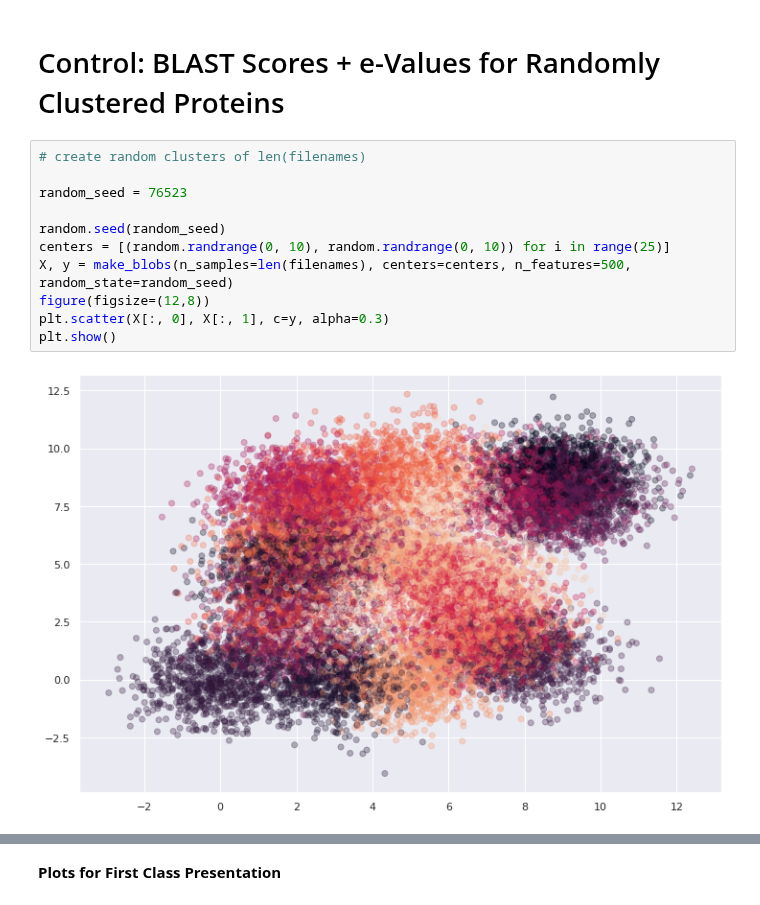
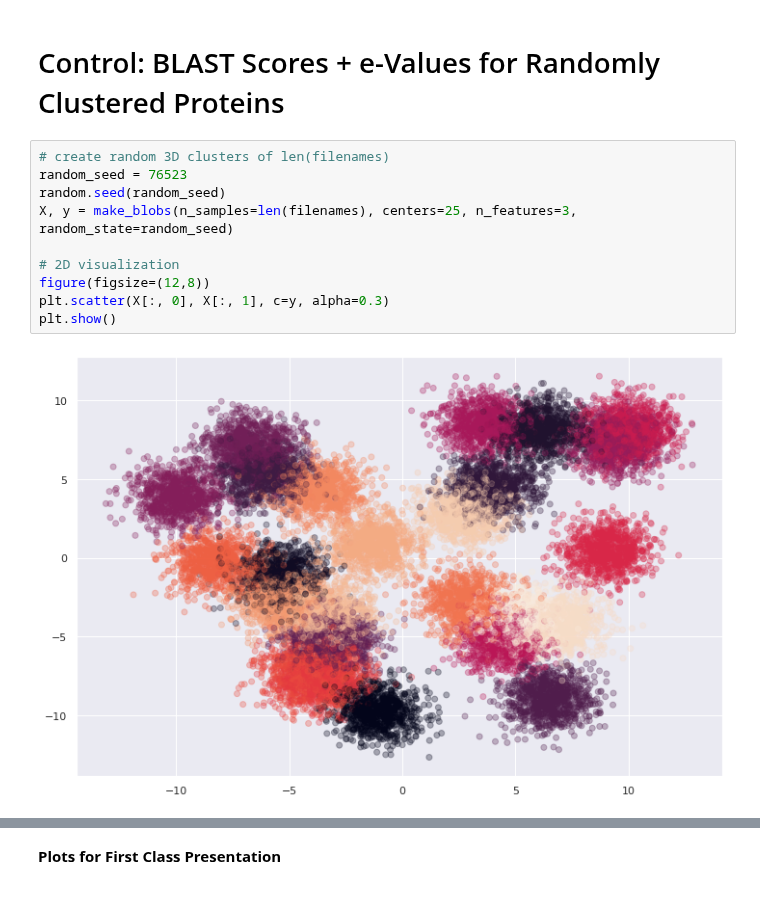
Before and after one commit to dptrsa-300/pss, a Jupyter notebook: embeddings_random.ipynb, the cells around one changed output, grey strips where cells are left out. Drawn from its saved outputs; the diff is of its cells as text.

```diff
--- a/embeddings_random.ipynb
+++ b/embeddings_random.ipynb
@@ -67,15 +68,14 @@ Indexed 23391 files.
 # %% [markdown]
 # Control: BLAST Scores + e-Values for Randomly Clustered Proteins
 # %%
-# create random clusters of len(filenames)
+# create random 3D clusters of len(filenames)
+random_seed = 76523
+random.seed(random_seed)
+X, y = make_blobs(n_samples=len(filenames), centers=25, n_features=3, random_state=random_seed)
 
-random_seed = 76523
-
-random.seed(random_seed)
-centers = [(random.randrange(0, 10), random.randrange(0, 10)) for i in range(25)]
-X, y = make_blobs(n_samples=len(filenames), centers=centers, n_features=500, random_state=random_seed)
+# 2D visualization
 figure(figsize=(12,8))
 plt.scatter(X[:, 0], X[:, 1], c=y, alpha=0.3)
 plt.show()
 # %% [output]
-[figure, old version]
+[figure, new version]
```
Also changed, not shown: parts of 16 cells of this notebook.
